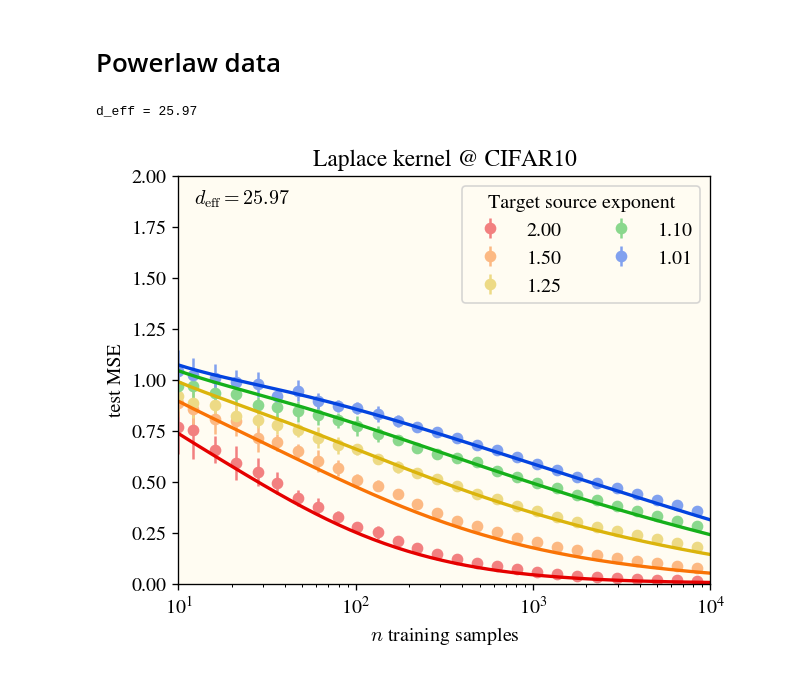
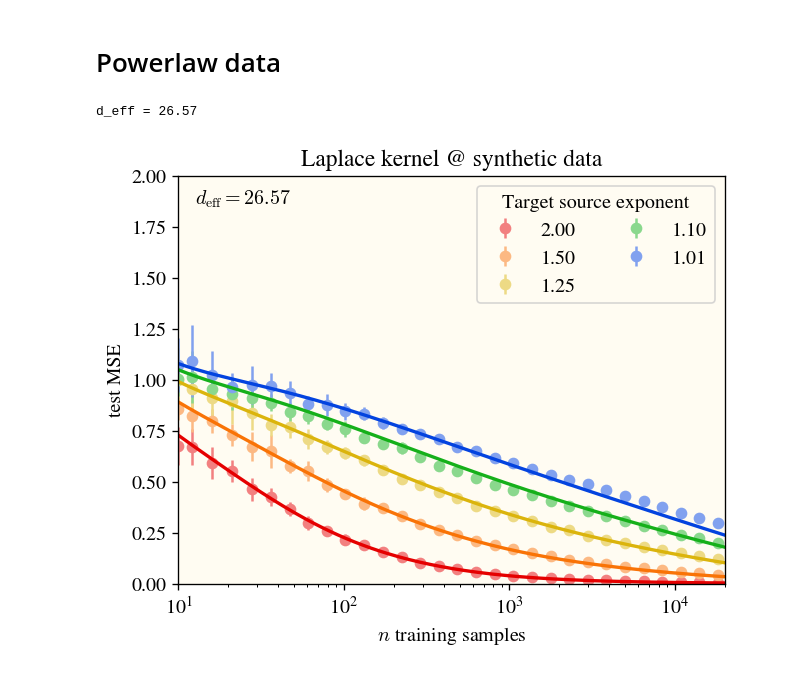
Before and after one commit to james-simon/feature_recombination, a Jupyter notebook: notebooks/learning-curves.ipynb, the cells around one changed output. Saved outputs shown, nothing was run; the diff lists cells and outputs as text; code cells hidden in the pictures.

```diff
--- a/notebooks/learning-curves.ipynb
+++ b/notebooks/learning-curves.ipynb
@@ -83,6 +191,7 @@ expt_fm = FileManager(expt_dir)
 result = expt_fm.load("result.pickle")
 monomials = result["monomials"]
 d_eff = result["d_eff"]
+ridge = result["ridge"]
 print(f"d_eff = {d_eff:.2f}")
 et_yhat = ExptTrace.deserialize(result["y_hat"])
 
@@ -98,7 +207,6 @@ emp_eigvecs = expt_fm.load("emp_eigvecs.npy")
 H = expt_fm.load("H.npy")
 
 ntest = result["n_test"]
-ridges = et_yhat.get_axis("ridge")
 ntrains = et_yhat.get_axis("ntrain")
 trials = et_yhat.get_axis("trial")
 # %% [output]
@@ -107,14 +215,14 @@ d_eff = 17.95
 # %%
 fig, ax = plt.subplots(figsize=(5.5, 4.5))
 
+xmin, xmax = 10, 2e4
 TrK = 1.0
 use_hehe_coeffs = True
 use_ots_correction = False
-ridge = ridges[0]
-ntrains_dense = np.logspace(np.log10(ntrains[0]), np.log10(ntrains[-1]), 200)
+ntrains_dense = np.logspace(np.log10(xmin), np.log10(xmax), 200)
 for i, idx in enumerate(target_idxs):
     ystar = targets[idx]
-    yhat = et_yhat[:, :, ridge, idx].squeeze()
+    yhat = et_yhat[:, :, idx].squeeze()
     mse = ((yhat - ystar[-ntest:])**2).mean(axis=-1)
     lrn_curve_emp, lrn_curve_emp_std = mse.mean(axis=0), mse.std(axis=0)
     ax.errorbar(ntrains, lrn_curve_emp, yerr=lrn_curve_emp_std, color=lighten(colors[i], 0.5),
@@ -145,8 +253,11 @@ ax.set_xlabel(f"$n$ training samples")
 ax.set_ylabel("test MSE")
 
 ax.set_xscale("log")
-ax.set_xlim(ntrains[0], 1e4)
-ax.set_ylim(0, 2)
+ax.set_xlim(xmin, xmax)
+ymax = 2
+ax.set_ylim(0, ymax)
+# ax.set_ylim(1e-2, ymax)
+# ax.set_yscale("log")
 ax.legend(title="Target functions", ncol=2, loc="upper right")
 plt.tight_layout()
 plt.show()
@@ -175,9 +288,9 @@ plt.show()
 # %% [markdown]
 # Powerlaw data
 # %%
-expt_id = 4
+expt_id = 2
 EXPT_NAME = "hehe-eigenlearning"
-KERNEL_WIDTH = 4
+KERNEL_WIDTH = 10
 N_SAMPLES = 25_000
 P_MODES = 25_000
 DATA_DIM = 200
@@ -197,8 +310,8 @@ elif expt_id == 4:
     KERNEL_TYPE = LaplaceKernel
 
 if KERNEL_TYPE == GaussianKernel:
-    DATA_EIGVAL_EXP = 2.0   # d_eff = 15
-    ZCA_STRENGTH = 5e-3     # d_eff = 18
+    DATA_EIGVAL_EXP = 3.0   # d_eff = 7
+    ZCA_STRENGTH = 0        # d_eff = 7
 if KERNEL_TYPE == LaplaceKernel:
     DATA_EIGVAL_EXP = 1.6   # d_eff = 27
     ZCA_STRENGTH = 1e-2     # d_eff = 26
@@ -224,6 +337,7 @@ result = expt_fm.load("result.pickle")
 monomials = result["monomials"]
 d_eff = result["d_eff"]
 print(f"d_eff = {d_eff:.2f}")
+ridge = result["ridge"]
 et_yhat = ExptTrace.deserialize(result["y_hat"])
 
 emp_eigvals = result["emp_eigvals"]
@@ -237,57 +351,58 @@ emp_eigvecs = expt_fm.load("emp_eigvecs.npy")
 H = expt_fm.load("H.npy")
 
 ntest = result["n_test"]
-ridges = et_yhat.get_axis("ridge")
 ntrains = et_yhat.get_axis("ntrain")
 trials = et_yhat.get_axis("trial")
 # %% [output]
-d_eff = 25.97
+d_eff = 26.57
 # %%
 from data import get_powerlaw
 
 fig, ax = plt.subplots(figsize=(5.5, 4.5))
 
+xmin, xmax = 10, 2e4
 TrK = 1.0
 use_hehe_coeffs = True
 use_ots_correction = False
-ridge = ridges[0]
-ntrains_dense = np.logspace(np.log10(10), np.log10(ntrains[-1]), 200)
+ntrains_dense = np.logspace(np.log10(xmin), np.log10(xmax), 200)
 for i, source_exp in enumerate(source_exps[::-1]):
     ystar = targets[source_exp]
-    yhat = et_yhat[:, :, ridge, source_exp].squeeze()
+    yhat = et_yhat[:, :, source_exp].squeeze()
     mse = ((yhat - ystar[-ntest:])**2).mean(axis=-1)
     lrn_curve_emp, lrn_curve_emp_std = mse.mean(axis=0), mse.std(axis=0)
     ax.errorbar(ntrains, lrn_curve_emp, yerr=lrn_curve_emp_std, color=lighten(colors[i], 0.5),
                 ls='none', marker='o', zorder=-4, label=f"{source_exp:.2f}")
 
-    eigvals = hehe_eigvals
+    eigvals = hehe_eigvals[:N_SAMPLES]
     if use_hehe_coeffs:
         coeffs = ensure_numpy(torch.sqrt(get_powerlaw(P_MODES, source_exp, offset=6)))
     else:
         coeffs = emp_eigvecs.T @ ystar
     coeffs /= np.linalg.norm(coeffs)
     hehe_ridge = ridge + max(0, TrK - eigvals.sum())
     el_hehe = lambda n: eigenlearning(n, eigvals, coeffs, ridge=hehe_ridge)
     mse_el_hehe = np.array([el_hehe(n)["test_mse"] for n in ntrains_dense])
     if use_ots_correction:
         train_mse = np.array([el_hehe(n)["train_mse"] for n in ntrains_dense])
         mse_el_hehe = (N_SAMPLES*mse_el_hehe - train_mse*ntrains_dense) / (N_SAMPLES - ntrains_dense)
     ax.plot(ntrains_dense, mse_el_hehe, color=colors[i], lw=2)
 
 kname = "Gaussian" if KERNEL_TYPE == GaussianKernel else "Laplace"
 dataname = "CIFAR10" if DATASET == "cifar10" else "synthetic data"
 omniscient = "" if use_hehe_coeffs else " (omniscient empirical coeffs)"
 ax.set_title(f"{kname} kernel @ {dataname}{omniscient}", fontsize=14)
 
 ax.text(0.03, 0.97, f"$d_\\mathrm{{eff}} = {d_eff:.2f}$", ha="left", va="top", transform=ax.transAxes)
 ax.set_xlabel(f"$n$ training samples")
 ax.set_ylabel("test MSE")
 
 ax.set_xscale("log")
-ax.set_xlim(ntrains[0], 1e4)
+ax.set_xlim(xmin, xmax)
 ax.set_ylim(0, 2)
+# ax.set_ylim(1e-2, 2)
+# ax.set_yscale("log")
 ax.legend(title="Target source exponent", ncol=2)
 plt.tight_layout()
 plt.show()
 # %% [output]
-[figure, old version]
+[figure, new version]
```
Also changed, not shown: parts of 8 cells of this notebook, 1 other file.
